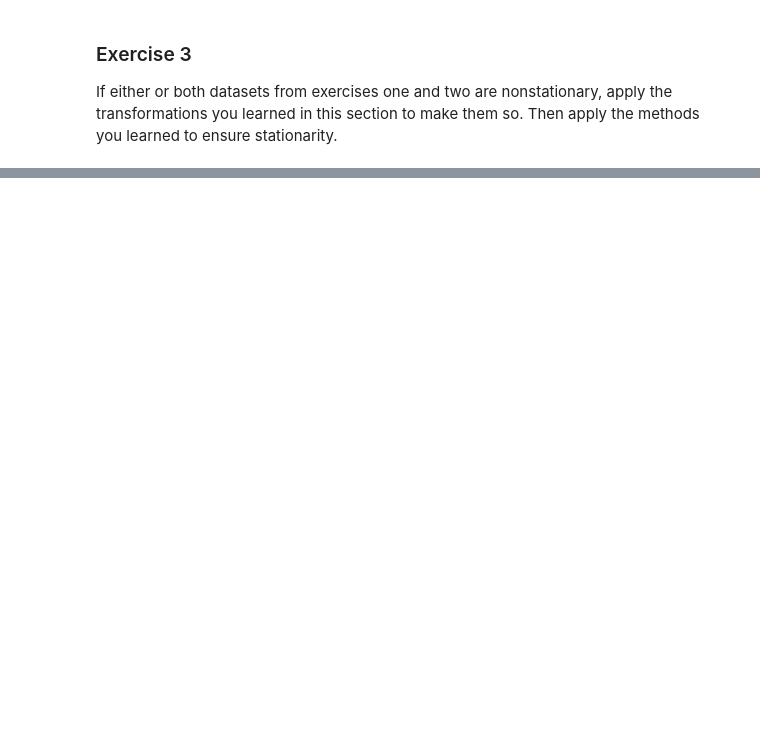
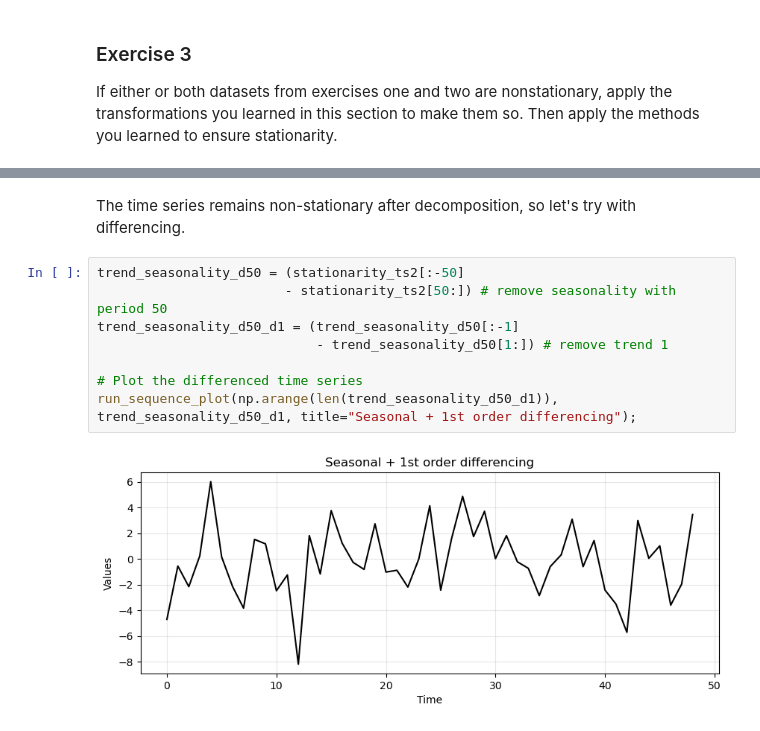
Before and after one commit to jjastrz14/python-time-series-handbook, a Jupyter notebook: notebooks/02/stationarity.ipynb, the cells around one changed output, grey strips where cells are left out. Drawn from its saved outputs; the diff is of its cells as text; blank space fills up the shorter version.

```diff
--- a/notebooks/02/stationarity.ipynb
+++ b/notebooks/02/stationarity.ipynb
@@ -936,0 +1117,12 @@ If either or both datasets from exercises one and two are nonstationary, apply t
+# %% [markdown]
+The time series remains non-stationary after decomposition, so let's try with differencing.
+# %%
+trend_seasonality_d50 = (stationarity_ts2[:-50]
+                        - stationarity_ts2[50:]) # remove seasonality with period 50
+trend_seasonality_d50_d1 = (trend_seasonality_d50[:-1]
+                            - trend_seasonality_d50[1:]) # remove trend 1
+
+# Plot the differenced time series
+run_sequence_plot(np.arange(len(trend_seasonality_d50_d1)), trend_seasonality_d50_d1, title="Seasonal + 1st order differencing");
+# %% [output]
+[figure, added]
```
Also changed, not shown: parts of 20 cells of this notebook, 1 other file.
